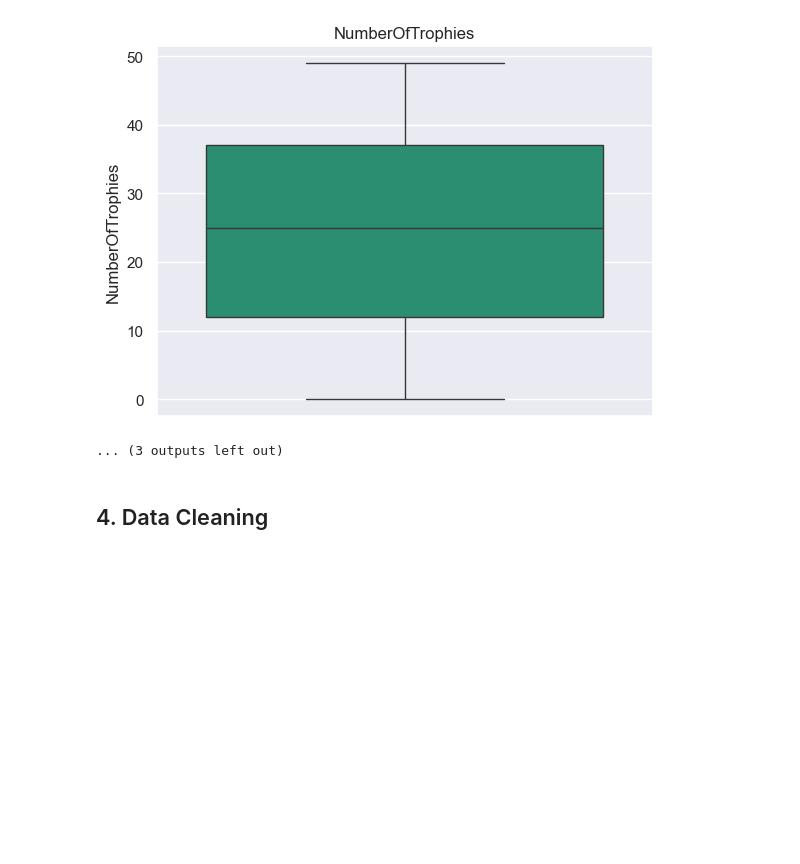
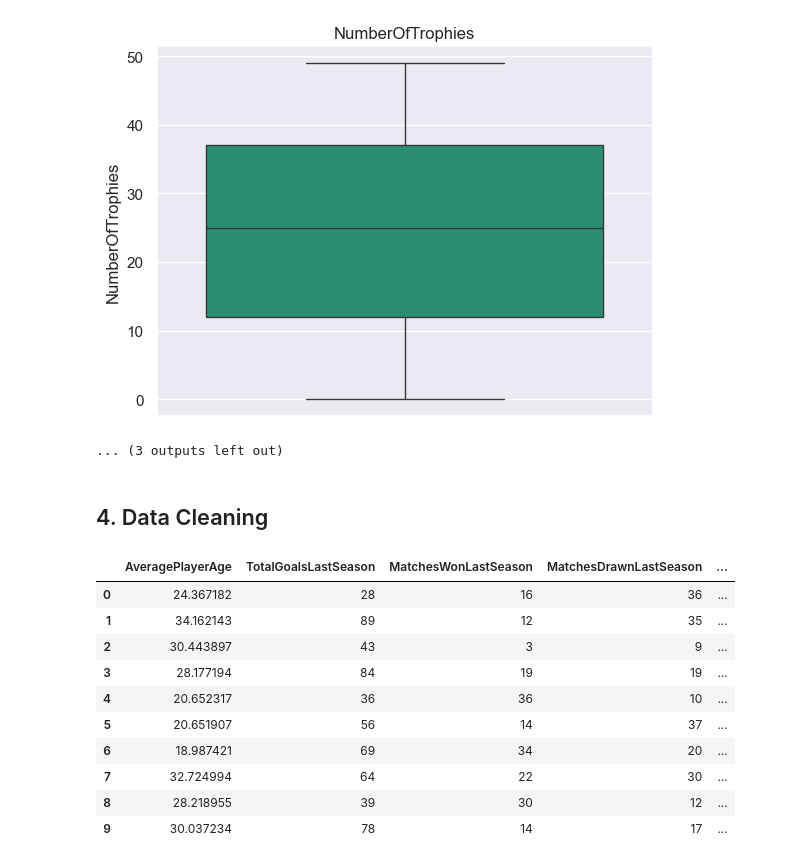
Before and after one commit to CrisMagdziak/Football_Team_Values_Pred, a Jupyter notebook: Team_Price.ipynb, the cells around one changed output. Cells and saved outputs as stored; diff of their text form; code cells hidden in the pictures; blank space fills up the shorter version.

```diff
--- a/Team_Price.ipynb
+++ b/Team_Price.ipynb
@@ -161,3 +161,17 @@ box_plots_numeric(df.select_dtypes('number'))
 ... (3 outputs left out)
 # %% [markdown]
 ## 4. Data Cleaning
+# %%
+df.head(10)
+# %% [output]
+|  | AveragePlayerAge | TotalGoalsLastSeason | MatchesWonLastSeason | MatchesDrawnLastSeason | ... |
+| 0 | 24.367182 | 28 | 16 | 36 | ... |
+| 1 | 34.162143 | 89 | 12 | 35 | ... |
+| 2 | 30.443897 | 43 | 3 | 9 | ... |
+| 3 | 28.177194 | 84 | 19 | 19 | ... |
+| 4 | 20.652317 | 36 | 36 | 10 | ... |
+| 5 | 20.651907 | 56 | 14 | 37 | ... |
+| 6 | 18.987421 | 69 | 34 | 20 | ... |
+| 7 | 32.724994 | 64 | 22 | 30 | ... |
+| 8 | 28.218955 | 39 | 30 | 12 | ... |
+| 9 | 30.037234 | 78 | 14 | 17 | ... |
```
Also changed, not shown: parts of 1 cell of this notebook.
